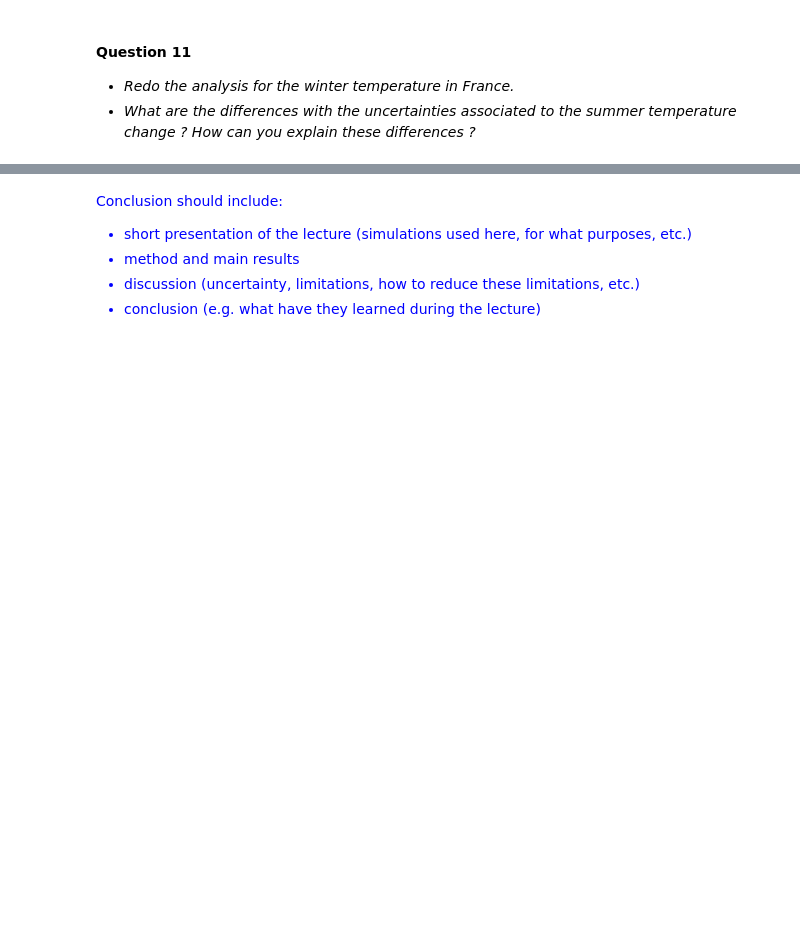
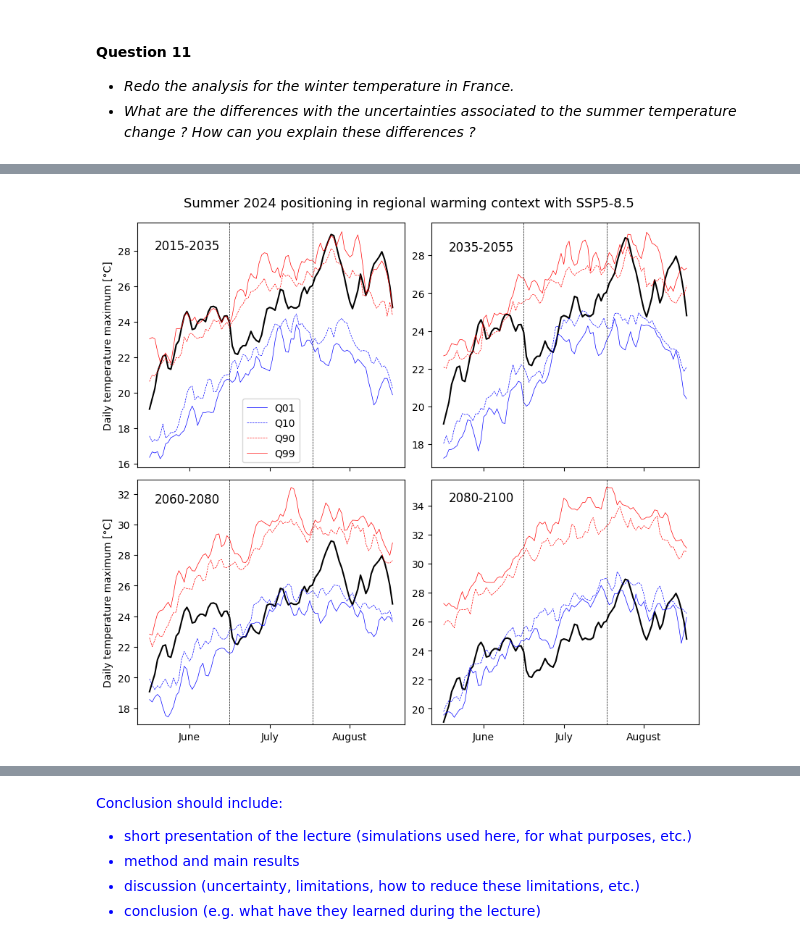
Before and after one commit to acsed-dot/TP-MSOAC-Climate_change, a Jupyter notebook: topics/4-CMIP6_SSP_scenario_uncertainties.ipynb, the cells around one changed output, grey strips where cells are left out. Cells and saved outputs as stored; diff of their text form; code cells hidden in the pictures; blank space fills up the shorter version.

```diff
--- a/topics/4-CMIP6_SSP_scenario_uncertainties.ipynb
+++ b/topics/4-CMIP6_SSP_scenario_uncertainties.ipynb
@@ -1260,0 +1452,69 @@ Response
+# %%
+# create figure and axes
+fig, axes = plt.subplots(2,2, figsize=(10, 9))
+plt.subplots_adjust(wspace=0.1, hspace=0.05)
+
+# select warmest summer in 2015-2025
+t_sel  = ssp585['tasmax'].sel({'time': slice('2015-01-01', '2025-01-01')}).groupby('time.season')['JJA']
+i_max  = int(t_sel.groupby('time.year').max().argmax())
+t_warm = t_sel.groupby('time.year')[list(t_sel.groupby('time.year').groups)[i_max]]
+
+# compute statistics in four different periods
+periods = [('2015-01-01', '2035-01-01'), ('2035-01-01', '2055-01-01'),
+           ('2060-01-01', '2080-01-01'), ('2080-01-01', '2100-01-01')]
+
+for i, p in enumerate(periods):
+
+    # get axis
+    ax = axes[i//2, i%2]
+
+    # get temperatures for the period
+    t_sel = ssp585['tasmax'].sel({'time': slice(*p)}).groupby('time.season')['JJA']
+
+    # concatenate data for each year of the 20-year periods
+    datas = []
+    for y in list(t_sel.groupby('time.year').groups.keys()):
+        datas.append(t_sel.groupby('time.year')[y])
+
+    datas = np.vstack(datas)
+
+    # compute percentile for each day of the summer
+    p1, p10, p90, p99 = np.percentile(datas, [1, 10, 90, 99], axis=0)
+
+    # plot time-series
+    ax.plot(t_warm.groupby('time.year')[lyears[imax]], c='k')
+
+    ax.plot(np.arange(92), p1,   lw=0.5, ls='-',  label='Q01', color='blue')
+    ax.plot(np.arange(92), p10,  lw=0.5, ls='--', label='Q10', color='blue')
+
+    ax.plot(np.arange(92), p90,  lw=0.5, ls='--', label='Q90', color='red')
+    ax.plot(np.arange(92), p99,  lw=0.5, ls='-',  label='Q99', color='red')
+
+    # split months
+    ax.plot([30, 30], [np.min(p1)-0.5, np.max(p99)+0.5], ls='--', lw=0.5, c='k')
+    ax.plot([61, 61], [np.min(p1)-0.5, np.max(p99)+0.5], ls='--', lw=0.5, c='k')
+
+    ax.set_ylim((np.min(p1)-0.5, np.max(p99)+0.5))
+
+    ax.text(2, np.max(p99)-1, '{}-{}'.format(p[0].split('-')[0], p[1].split('-')[0]), fontsize=12)
+
+
+for i in range(len(periods)):
+    ax = axes[i//2, i%2]
+    ax.set_xticks([15, 45, 75])
+
+    if i//2==0:
+        ax.set_xticklabels([])
+        if i%2==0:
+            ax.legend(loc=8)
+    else:
+        ax.set_xticklabels(['June', 'July', 'August'])
+
+    if i%2==0:
+        ax.set_ylabel('Daily temperature maximum [°C]')
+
+yr = list(t_warm.groupby('time.year').groups.keys())[0]
+_  = fig.suptitle("Summer {} positioning in regional warming context with SSP5-8.5".format(yr),
+                y=0.92, fontsize=13)
+# %% [output]
+[figure, added]
```
Also changed, not shown: parts of 23 cells of this notebook, 1 other file.
